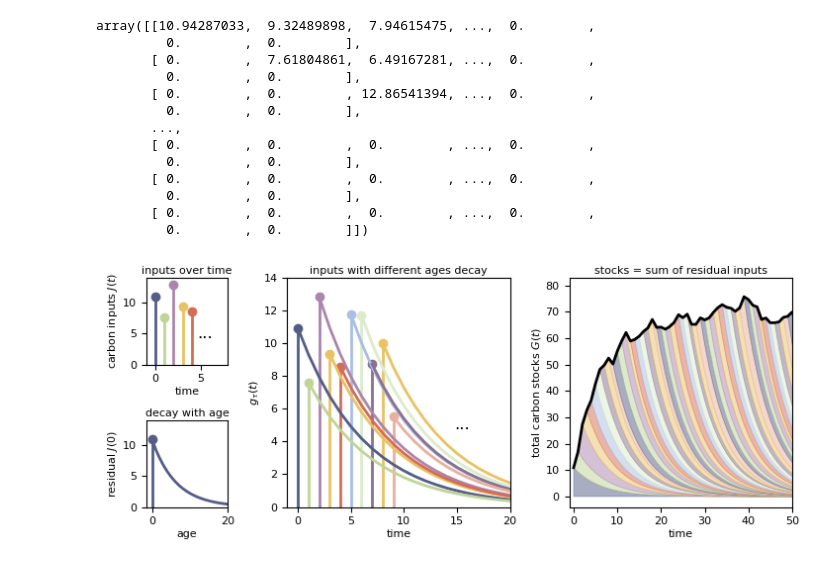
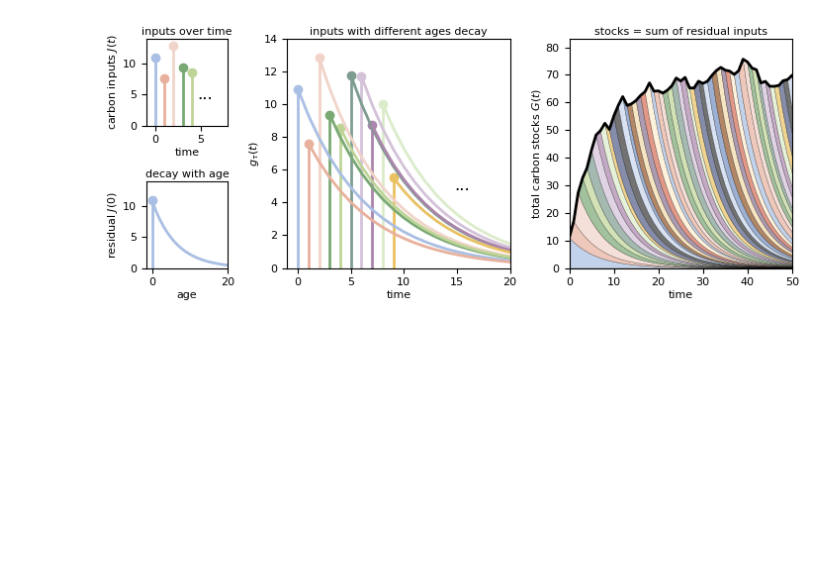
Before and after one commit to flamholz/soil_diskin, a Jupyter notebook: notebooks/fig1.ipynb, the cells around one changed output. Saved outputs shown, nothing was run; the diff lists cells and outputs as text; code cells hidden in the pictures; blank space fills up the shorter version.

```diff
--- a/notebooks/fig1.ipynb
+++ b/notebooks/fig1.ipynb
@@ -9,7 +9,9 @@ import viz
 plt.style.use('style.mpl')
 
 colors = viz.color_palette()
-color_name_order = 'dark_blue,light_green,purple,yellow,red,light_blue,pale_green,dark_purple,yellow,light_red'.split(',')
+color_name_order = np.array([k for k, _ in colors.items()])
+np.random.shuffle(color_name_order)
+#color_name_order = 'dark_blue,light_green,purple,yellow,red,light_blue,pale_green,dark_purple,yellow,light_red'.split(',')
 color_order = [colors[n] for n in color_name_order]
 # %%
 # input
@@ -66,46 +68,35 @@ for i in range(len(J_t)):
         continue
     plt.plot(ages + i, decay_i, color=color_order[i])
 plt.xlabel('time')
 plt.ylabel(r'$g_\tau(t)$')
 plt.text(15.5, 5, '...', fontsize=12, ha='center', va='center')
 plt.xlim(-1, 20)
 plt.ylim(0, 14)
 plt.title('inputs with different ages decay')
 
 # plot the stocks over time, which is the sum of
 # what remains from prior inputs
 plt.sca(axs['D'])
 
 nts = g_ts.shape[1]
 njs = g_ts.shape[0]
 bottom = np.zeros(nts)
 ts = np.arange(nts)
 for i in range(njs):
     color = color_order[i % len(color_order)]
     top = bottom + g_ts[i, :]
-    plt.fill_between(ts, bottom, top, color=color, alpha=0.5, lw=0.5)
+    plt.fill_between(ts, bottom, top, color=color, alpha=0.7,
+                     edgecolor='k', lw=0.2)
     bottom = top
 
 G_t = np.sum(g_ts, axis=0)
 plt.plot(ts, G_t, color='black', lw=2)
 plt.xlabel('time')
-plt.xlim(-1, 50)
+plt.xlim(0, 50)
+plt.ylim(0, 83)
 plt.ylabel(r'total carbon stocks $G(t)$')
 plt.title(r'stocks = sum of residual inputs')
 
 plt.tight_layout()
 # %% [output]
-array([[10.94287033,  9.32489898,  7.94615475, ...,  0.        ,
-         0.        ,  0.        ],
-       [ 0.        ,  7.61804861,  6.49167281, ...,  0.        ,
-         0.        ,  0.        ],
-       [ 0.        ,  0.        , 12.86541394, ...,  0.        ,
-         0.        ,  0.        ],
-       ...,
-       [ 0.        ,  0.        ,  0.        , ...,  0.        ,
-         0.        ,  0.        ],
-       [ 0.        ,  0.        ,  0.        , ...,  0.        ,
-         0.        ,  0.        ],
-       [ 0.        ,  0.        ,  0.        , ...,  0.        ,
-         0.        ,  0.        ]])
-[figure, old version]
+[figure, new version]
```
